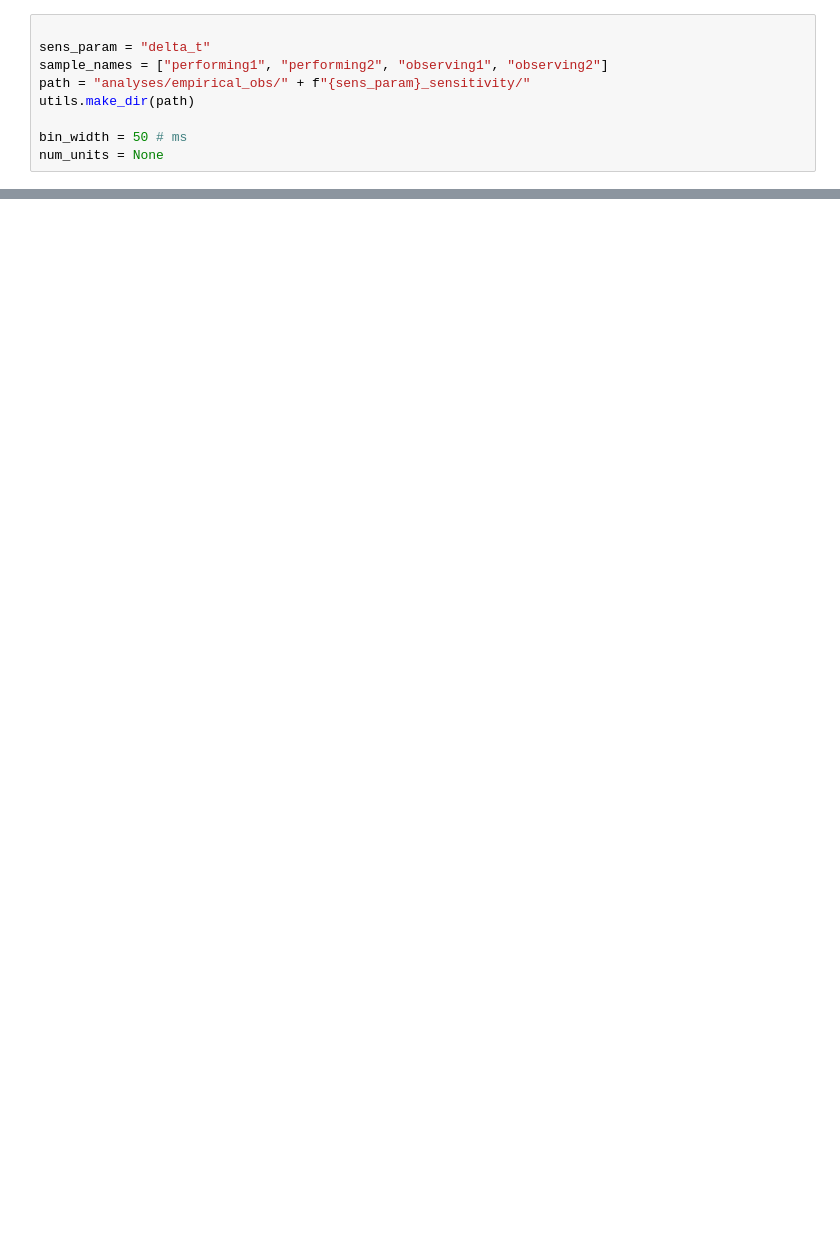
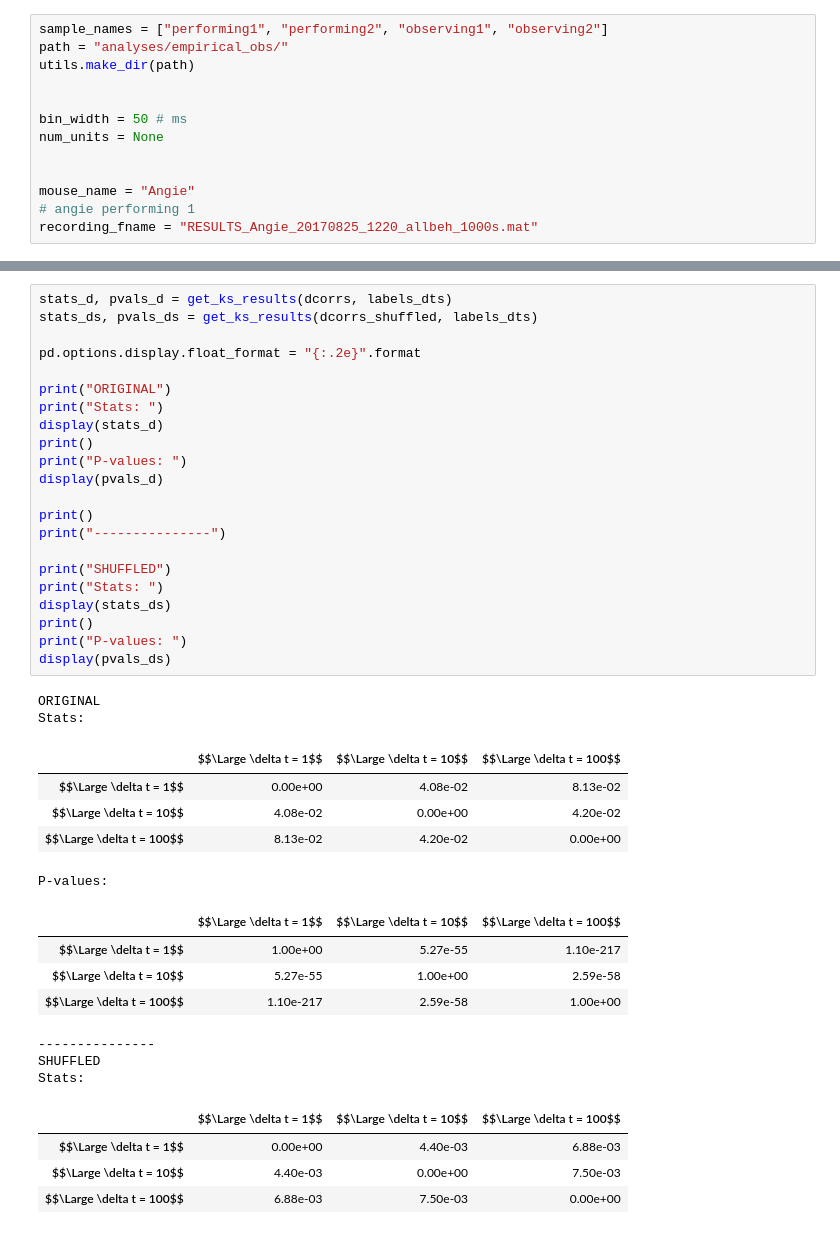
Before and after one commit to mbmahiout/ising, a Jupyter notebook: python/src/notebooks/recording_testing/rec_obs_analysis,.ipynb, the cells around one changed output, grey strips where cells are left out. Saved outputs shown, nothing was run; the diff lists cells and outputs as text; blank space fills up the shorter version.

```diff
--- a/python/src/notebooks/recording_testing/rec_obs_analysis,.ipynb
+++ b/python/src/notebooks/recording_testing/rec_obs_analysis,.ipynb
@@ -32,10 +149,14 @@ display(HTML(
 # %%
+sample_names = ["performing1", "performing2", "observing1", "observing2"]
+path = "analyses/empirical_obs/"
+utils.make_dir(path)
 
-sens_param = "delta_t"
-sample_names = ["performing1", "performing2", "observing1", "observing2"]
-path = "analyses/empirical_obs/" + f"{sens_param}_sensitivity/"
-utils.make_dir(path)
 
 bin_width = 50 # ms
 num_units = None
+
+
+mouse_name = "Angie"
+# angie performing 1
+recording_fname = "RESULTS_Angie_20170825_1220_allbeh_1000s.mat"
 # %% [output]
@@ -237,0 +222,41 @@ Saved to analyses/empirical_obs/delta_t_sensitivity/angie_w_shuffled.pdf
+# %%
+stats_d, pvals_d = get_ks_results(dcorrs, labels_dts)
+stats_ds, pvals_ds = get_ks_results(dcorrs_shuffled, labels_dts)
+
+pd.options.display.float_format = "{:.2e}".format
+
+print("ORIGINAL")
+print("Stats: ")
+display(stats_d)
+print()
+print("P-values: ")
+display(pvals_d)
+
+print()
+print("---------------")
+
+print("SHUFFLED")
+print("Stats: ")
+display(stats_ds)
+print()
+print("P-values: ")
+display(pvals_ds)
+# %% [output]
+ORIGINAL
+Stats:
+|  | $$\Large \delta t = 1$$ | $$\Large \delta t = 10$$ | $$\Large \delta t = 100$$ |
+| $$\Large \delta t = 1$$ | 0.00e+00 | 4.08e-02 | 8.13e-02 |
+| $$\Large \delta t = 10$$ | 4.08e-02 | 0.00e+00 | 4.20e-02 |
+| $$\Large \delta t = 100$$ | 8.13e-02 | 4.20e-02 | 0.00e+00 |
+P-values:
+|  | $$\Large \delta t = 1$$ | $$\Large \delta t = 10$$ | $$\Large \delta t = 100$$ |
+| $$\Large \delta t = 1$$ | 1.00e+00 | 5.27e-55 | 1.10e-217 |
+| $$\Large \delta t = 10$$ | 5.27e-55 | 1.00e+00 | 2.59e-58 |
+| $$\Large \delta t = 100$$ | 1.10e-217 | 2.59e-58 | 1.00e+00 |
+---------------
+SHUFFLED
+Stats:
+|  | $$\Large \delta t = 1$$ | $$\Large \delta t = 10$$ | $$\Large \delta t = 100$$ |
+| $$\Large \delta t = 1$$ | 0.00e+00 | 4.40e-03 | 6.88e-03 |
+| $$\Large \delta t = 10$$ | 4.40e-03 | 0.00e+00 | 7.50e-03 |
+| $$\Large \delta t = 100$$ | 6.88e-03 | 7.50e-03 | 0.00e+00 |
```
Also changed, not shown: parts of 18 cells of this notebook, 23 other files.
